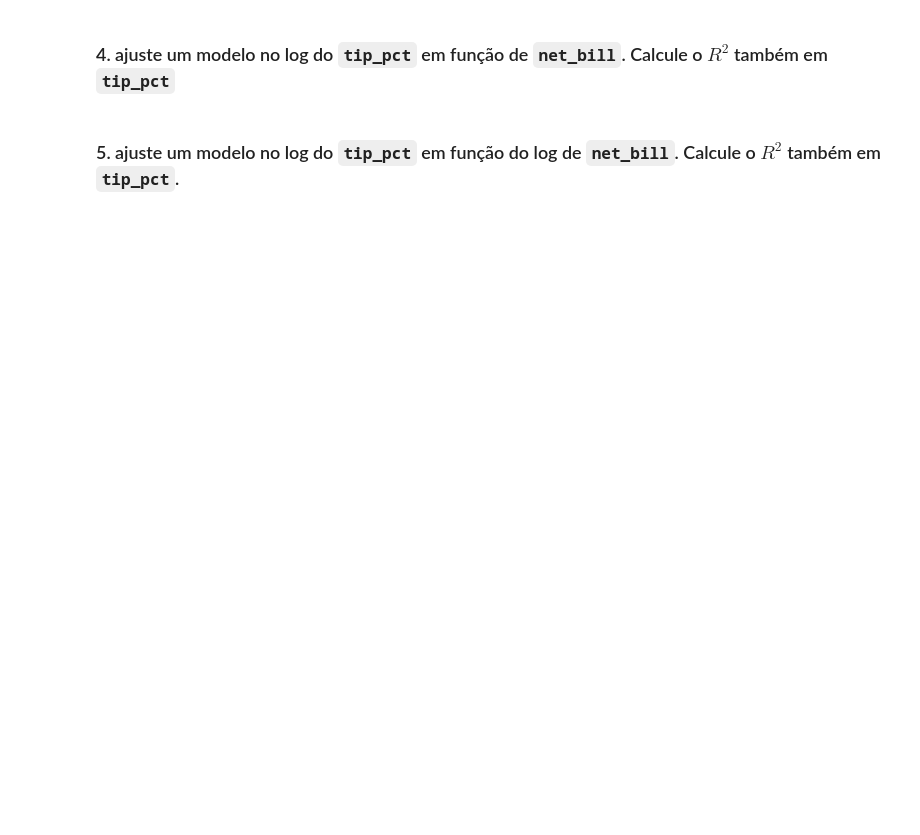
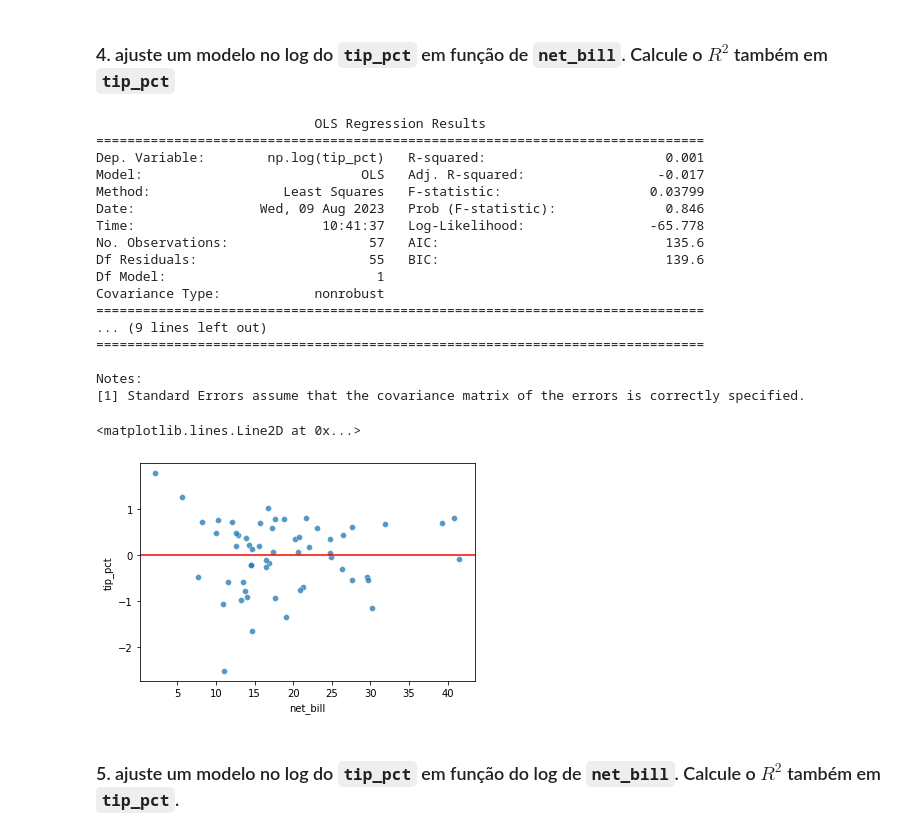
Before and after one commit to marlevek/exercicios-ebac, a Jupyter notebook: mod12_ex02_transformacoes_em_X_e_Y.ipynb, the cells around one changed output. Saved outputs shown, nothing was run; the diff lists cells and outputs as text; code cells hidden in the pictures; blank space fills up the shorter version.

````diff
--- a/mod12_ex02_transformacoes_em_X_e_Y.ipynb
+++ b/mod12_ex02_transformacoes_em_X_e_Y.ipynb
@@ -52,4 +102,31 @@ sns.regplot(y='tip', x='net_bill', data = tips);
 # %% [markdown]
 ###  4. ajuste um modelo no log do ```tip_pct``` em função de ```net_bill```. Calcule o $R^2$ também em ```tip_pct```
+# %%
+reg = smf.ols('np.log(tip_pct) ~ net_bill', data=tips).fit()
+print(reg.summary())
+tips['tip_pct'] = reg.resid
+
+sns.scatterplot(x='net_bill', y='tip_pct', data=tips, alpha=.75)
+plt.axhline(y=0, color='r', linestyle='-')
+# %% [output]
+                            OLS Regression Results
+==============================================================================
+Dep. Variable:        np.log(tip_pct)   R-squared:                       0.001
+Model:                            OLS   Adj. R-squared:                 -0.017
+Method:                 Least Squares   F-statistic:                   0.03799
+Date:                Wed, 09 Aug 2023   Prob (F-statistic):              0.846
+Time:                        10:41:37   Log-Likelihood:                -65.778
+No. Observations:                  57   AIC:                             135.6
+Df Residuals:                      55   BIC:                             139.6
+Df Model:                           1
+Covariance Type:            nonrobust
+==============================================================================
+... (9 lines left out)
+==============================================================================
+
+Notes:
+[1] Standard Errors assume that the covariance matrix of the errors is correctly specified.
+<matplotlib.lines.Line2D at 0x...>
+[figure, added]
 # %% [markdown]
 ###  5. ajuste um modelo no log do ```tip_pct``` em função do log de ```net_bill```. Calcule o $R^2$ também em ```tip_pct```.
````
Also changed, not shown: parts of 6 cells of this notebook.
